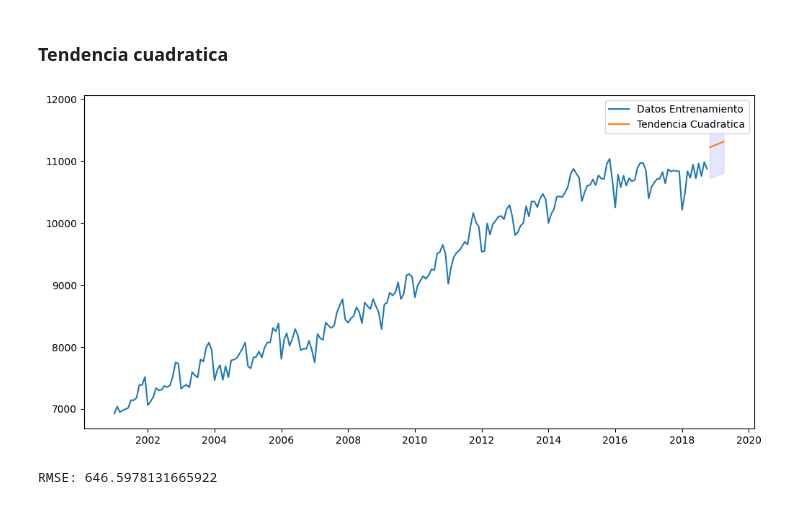
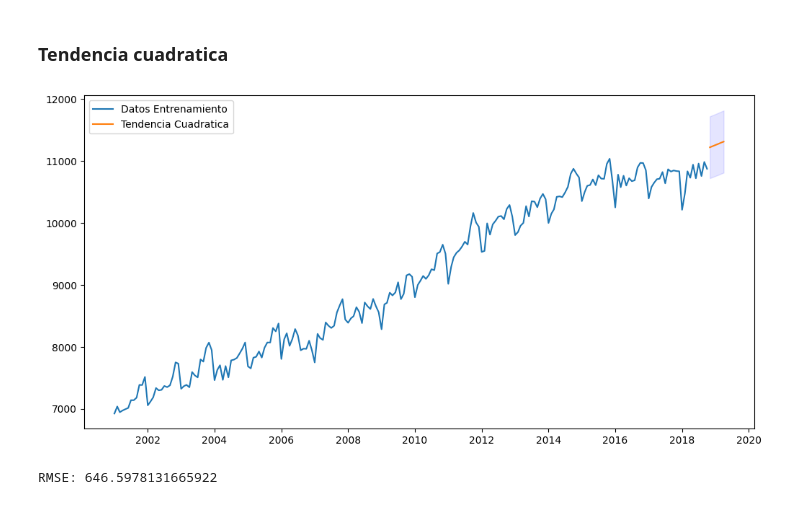
Before and after one commit to cam2149/MachineLearningIII, a Jupyter notebook: Taller_2_Series_de_tiempo.ipynb, the cells around one changed output. Saved outputs shown, nothing was run; the diff lists cells and outputs as text; code cells hidden in the pictures.

```diff
--- a/Taller_2_Series_de_tiempo.ipynb
+++ b/Taller_2_Series_de_tiempo.ipynb
@@ -103,12 +114,12 @@ preds.set_index(y_test.index,inplace=True)
 # %%
 fig = plt.figure(figsize=(12, 6))
 plt.plot(y_train.index,y_train,label="Datos Entrenamiento")
 plt.plot(preds.index,preds['Point_forecast'],label="Tendencia Cuadratica")
 plt.fill_between(preds.index ,preds['lower_95'], preds['upper_95'], color='blue', alpha=0.1)
-plt.legend()
+plt.legend(loc='upper left')
 plt.show()
 # %% [output]
-[figure, old version]
+[figure, new version]
 # %%
 rmse_pol = math.sqrt(mean_squared_error(y_test, y_prd))
 print(f"RMSE: {rmse_pol}")
```
Also changed, not shown: parts of 8 cells of this notebook.
